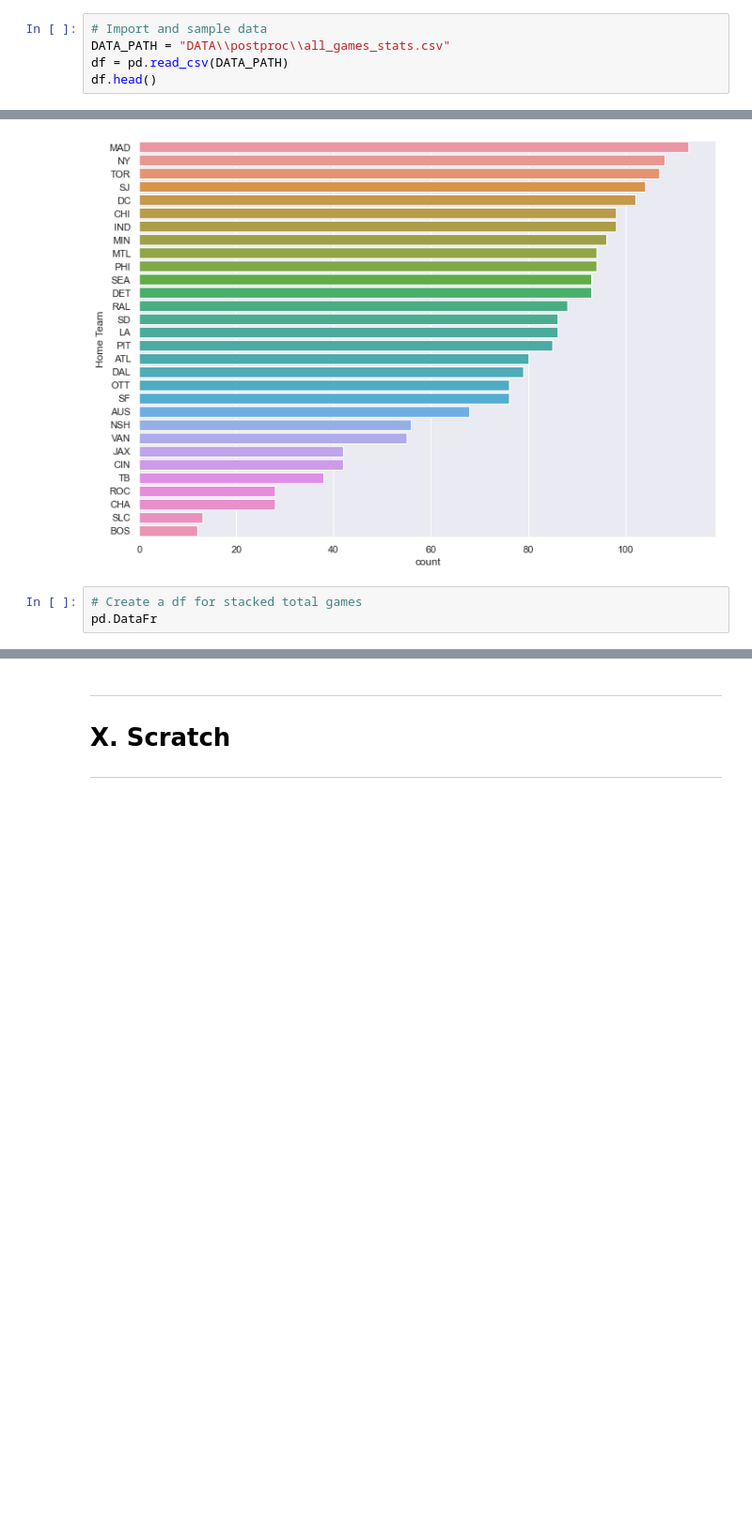
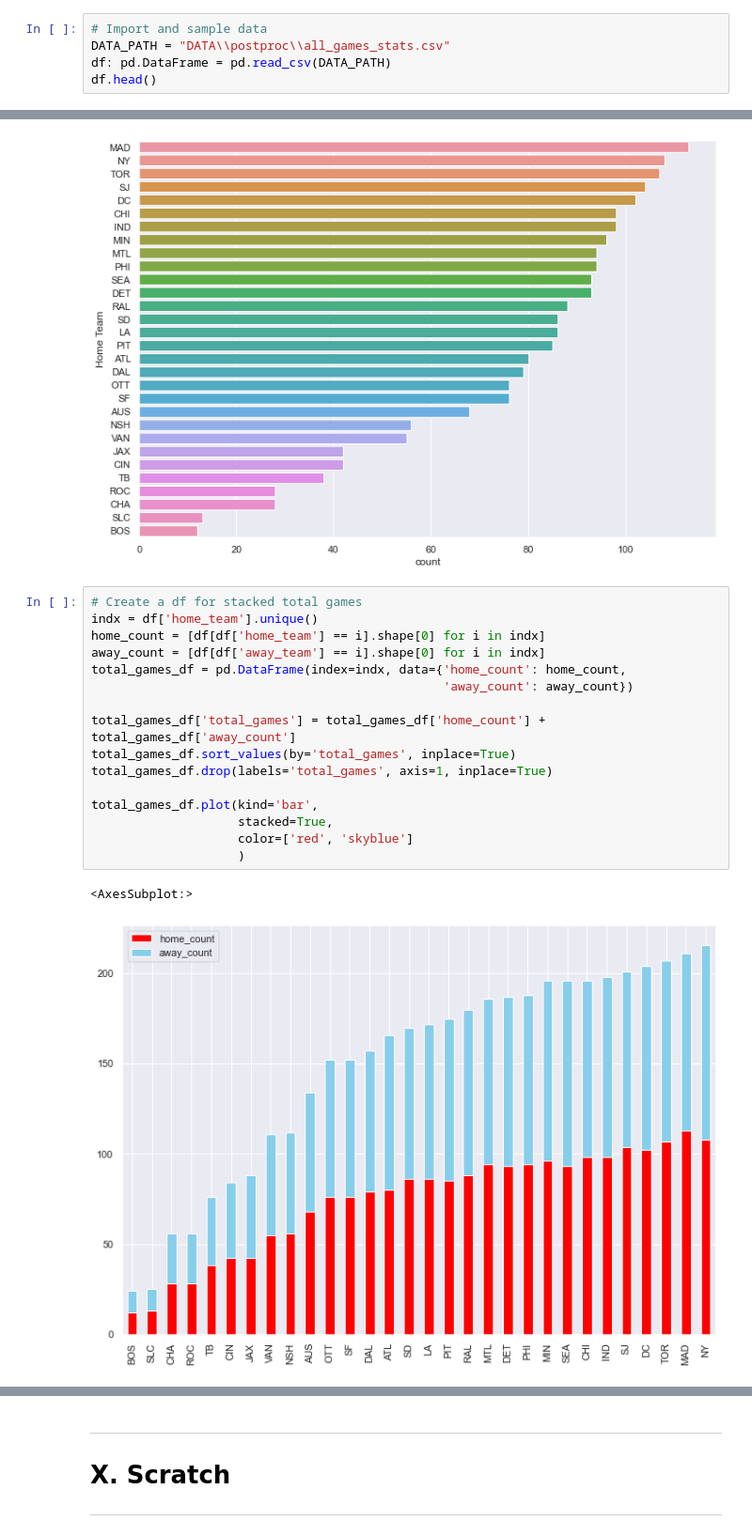
Before and after one commit to g-lorenzo/audl_ds, a Jupyter notebook: EDA.ipynb, the cells around one changed output, grey strips where cells are left out. Shown: that part at 94% size. Drawn from its saved outputs; the diff is of its cells as text; blank space fills up the shorter version.

```diff
--- a/EDA.ipynb
+++ b/EDA.ipynb
@@ -18,7 +18,7 @@ import os
 # %%
 # Import and sample data
 DATA_PATH = "DATA\\postproc\\all_games_stats.csv"
-df = pd.read_csv(DATA_PATH)
+df: pd.DataFrame = pd.read_csv(DATA_PATH)
 df.head()
 # %% [output]
 |  | team | turnovers | blocks | home_team | home_score | away_team | away_score | completions | total_passes | ... |
@@ -91,6 +91,22 @@ plt.ylabel('Home Team')
 plt.show()
 # %% [output]
 [figure]
-# %%
-# Create a df for stacked total games
-pd.DataFr
+# %%
+# Create a df for stacked total games
+indx = df['home_team'].unique()
+home_count = [df[df['home_team'] == i].shape[0] for i in indx]
+away_count = [df[df['away_team'] == i].shape[0] for i in indx]
+total_games_df = pd.DataFrame(index=indx, data={'home_count': home_count,
+                                                'away_count': away_count})
+
+total_games_df['total_games'] = total_games_df['home_count'] + total_games_df['away_count']
+total_games_df.sort_values(by='total_games', inplace=True)
+total_games_df.drop(labels='total_games', axis=1, inplace=True)
+
+total_games_df.plot(kind='bar',
+                    stacked=True,
+                    color=['red', 'skyblue']
+                    )
+# %% [output]
+<AxesSubplot:>
+[figure, added]
```
Also changed, not shown: parts of 7 cells of this notebook.
